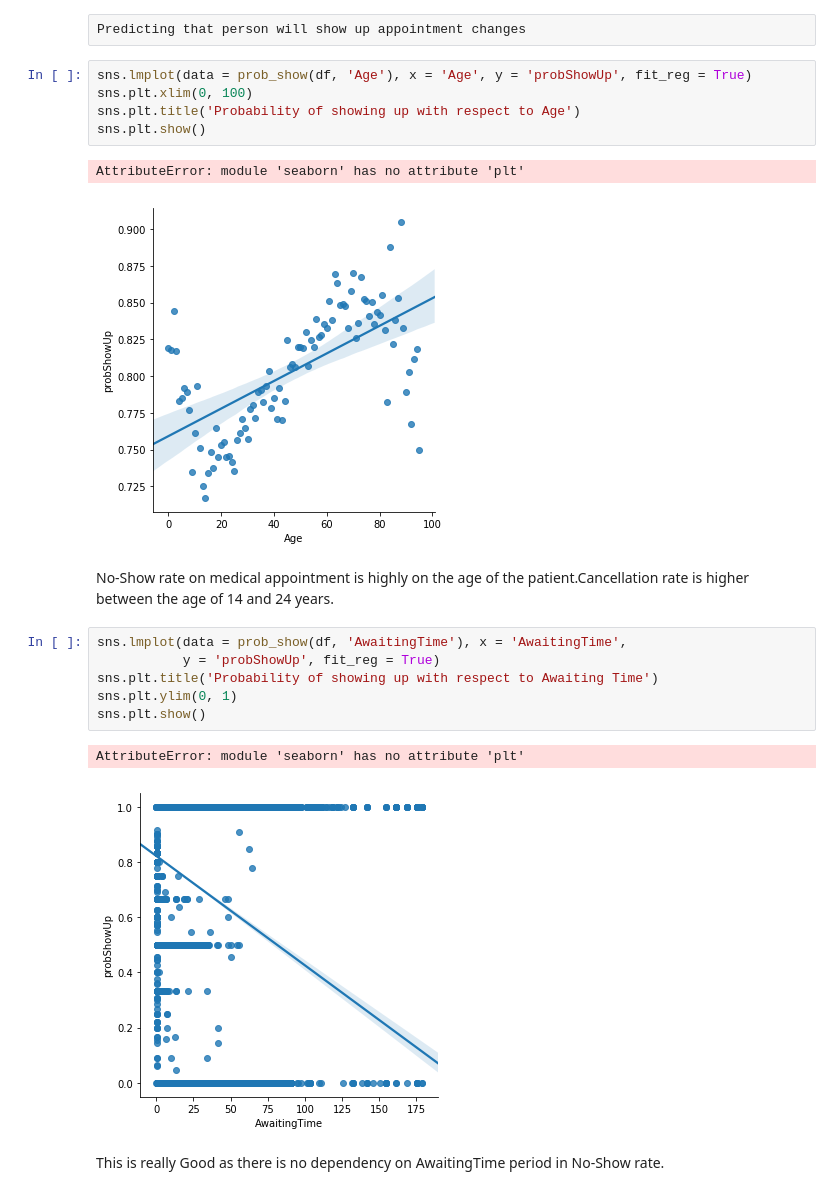
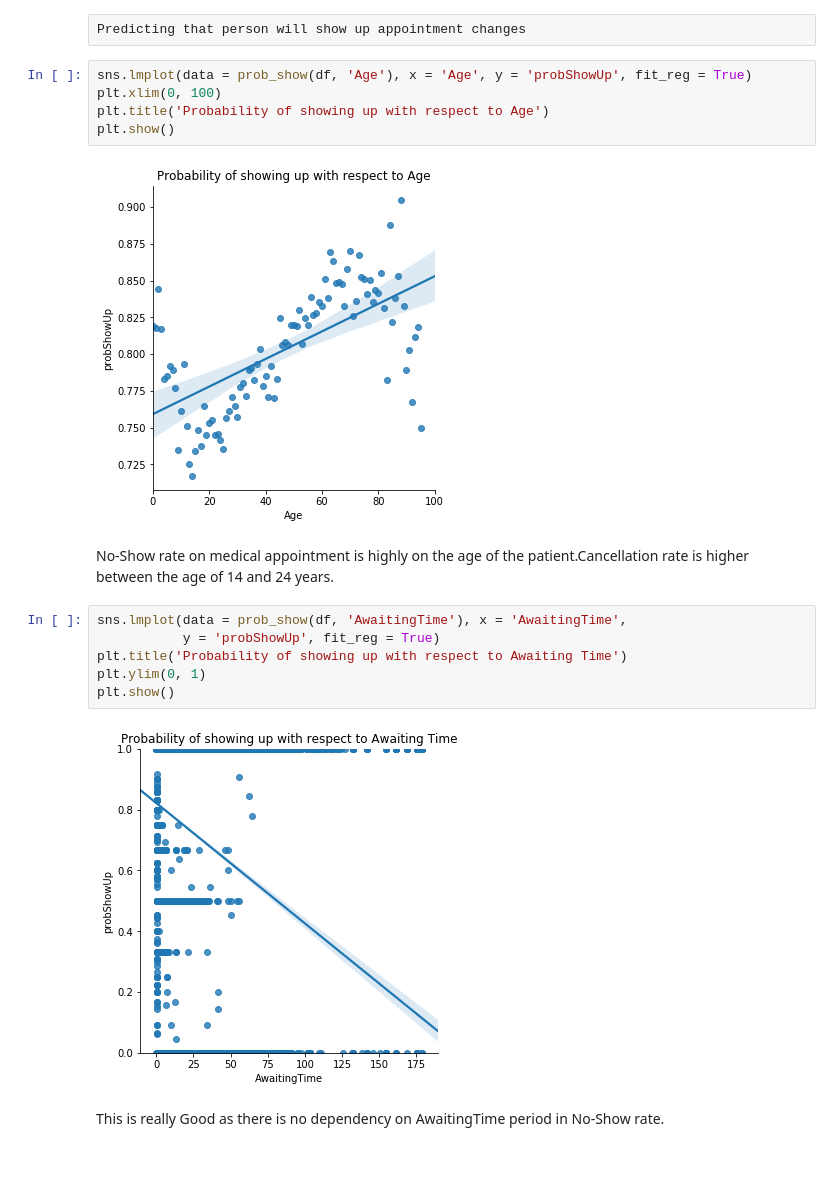
Before and after one commit to sparash/Investigate-a-Dataset_-No-Show-Percentage, a Jupyter notebook: Investigate a Dataset_No Show Percentage.ipynb, the cells around one changed output. Cells and saved outputs as stored; diff of their text form; blank space fills up the shorter version.

```diff
--- a/Investigate a Dataset_No Show Percentage.ipynb
+++ b/Investigate a Dataset_No Show Percentage.ipynb
@@ -213,23 +213,21 @@ def prob_show(dataset, group_by):
 Predicting that person will show up appointment changes
 # %%
 sns.lmplot(data = prob_show(df, 'Age'), x = 'Age', y = 'probShowUp', fit_reg = True)
-sns.plt.xlim(0, 100)
-sns.plt.title('Probability of showing up with respect to Age')
-sns.plt.show()
+plt.xlim(0, 100)
+plt.title('Probability of showing up with respect to Age')
+plt.show()
 # %% [output]
-AttributeError: module 'seaborn' has no attribute 'plt'
-[figure, old version]
+[figure, new version]
 # %% [markdown]
 No-Show rate on medical appointment is highly on the age of the patient.Cancellation rate is higher between the age of 14 and 24 years.
 # %%
 sns.lmplot(data = prob_show(df, 'AwaitingTime'), x = 'AwaitingTime',
            y = 'probShowUp', fit_reg = True)
-sns.plt.title('Probability of showing up with respect to Awaiting Time')
-sns.plt.ylim(0, 1)
-sns.plt.show()
+plt.title('Probability of showing up with respect to Awaiting Time')
+plt.ylim(0, 1)
+plt.show()
 # %% [output]
-AttributeError: module 'seaborn' has no attribute 'plt'
-[figure, old version]
+[figure, new version]
 # %% [markdown]
 This is really Good as there is no dependency on AwaitingTime period in No-Show rate.
 # %% [markdown]
```
Also changed, not shown: parts of 2 cells of this notebook, 1 other file.
